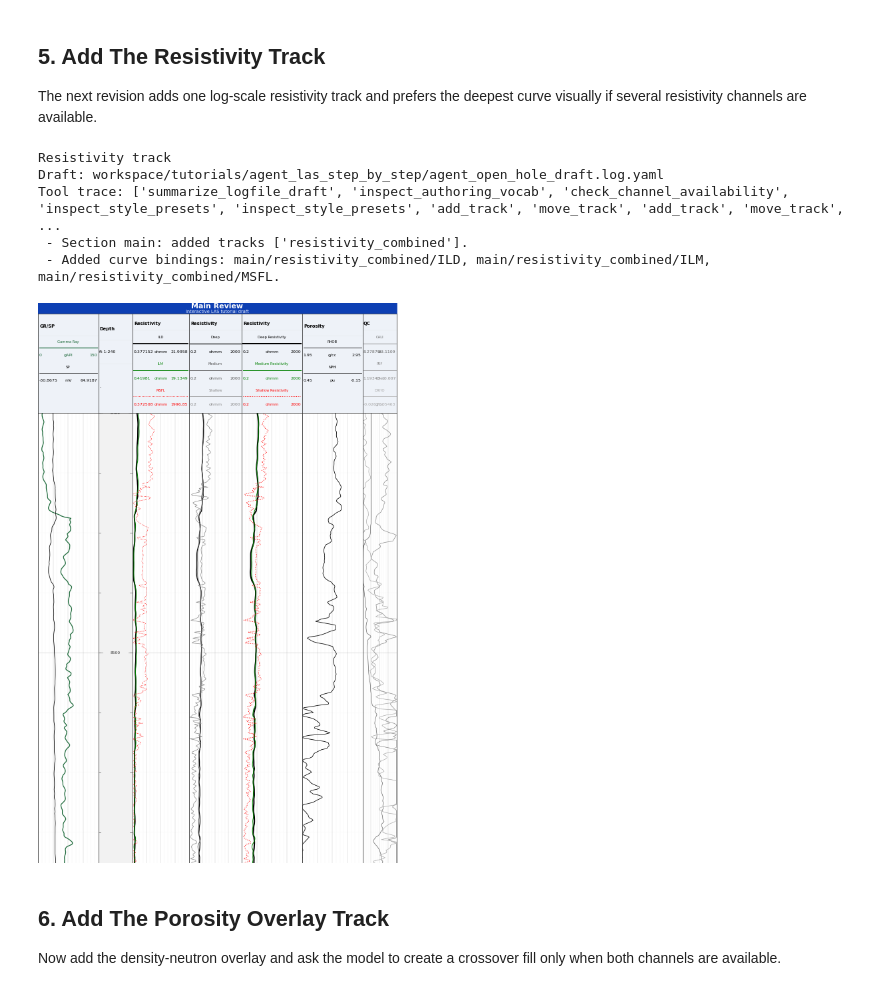
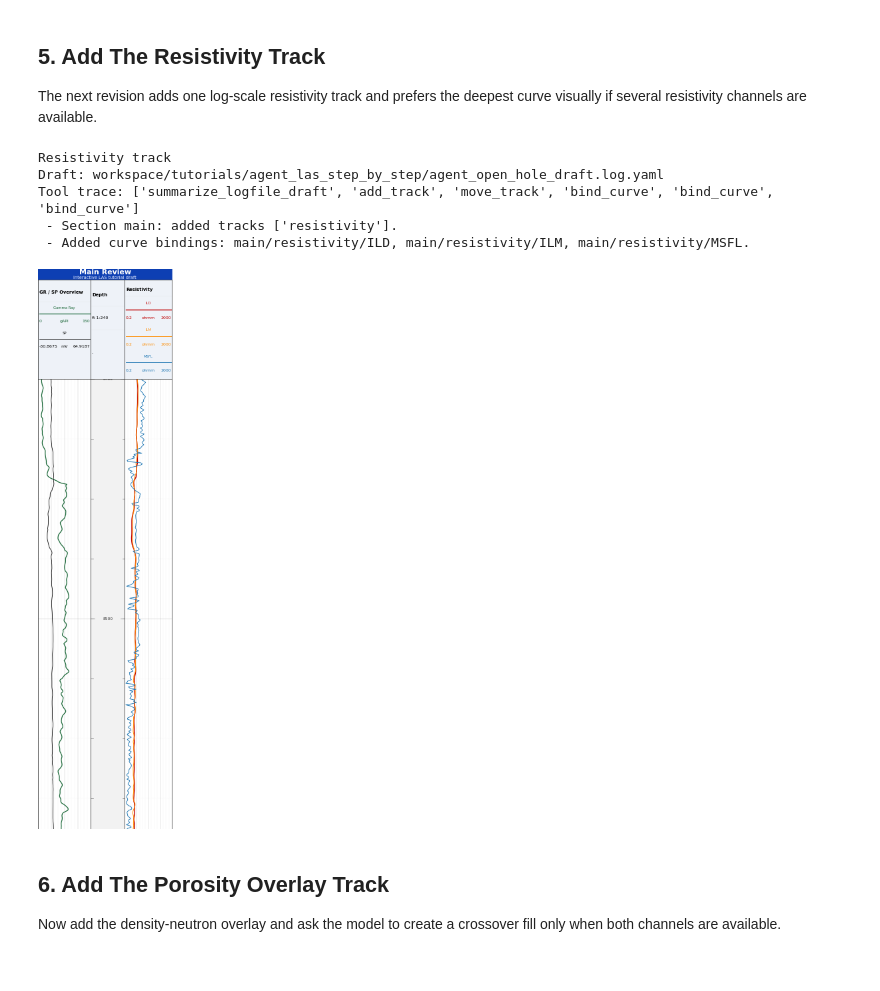
Before and after one commit to cschrupp/wellplot, a Jupyter notebook: examples/notebooks/user/agent_las_step_by_step.ipynb, the cells around one changed output. Cells and saved outputs as stored; diff of their text form; code cells hidden in the pictures.

```diff
--- a/examples/notebooks/user/agent_las_step_by_step.ipynb
+++ b/examples/notebooks/user/agent_las_step_by_step.ipynb
@@ -246,27 +246,24 @@ Tool trace: ['summarize_logfile_draft', 'inspect_authoring_vocab', 'check_channe
 The next revision adds one log-scale resistivity track and prefers the deepest curve visually if several resistivity channels are available.
 # %%
 resistivity_result = await session.revise(
-    feedback='''
+    feedback="""
         Revise the existing draft.
-        - Remove all resistivity tracks.
+
         - Add one resistivity track after the depth track.
-        - Use a logarithmic scale from 0.2 to 2000 ohm.m for all the resistivity curves.
+        - Use a logarithmic scale from 0.2 to 2000 ohm.m.
         - Bind the deep, medium, and shallow resistivity curves that are available.
-        - Use thick black lines for the deepest resistivity curve.
-        - Use thin red dotted lines for the shallow curve.
-        - Use conventional green lines for the medium curve.
         - Keep the deepest resistivity curve visually strongest.
-    ''',
+    """,
 )
 
 display_authoring_result("Resistivity track", resistivity_result)
 # %% [output]
 Resistivity track
 Draft: workspace/tutorials/agent_las_step_by_step/agent_open_hole_draft.log.yaml
-Tool trace: ['summarize_logfile_draft', 'inspect_authoring_vocab', 'check_channel_availability', 'inspect_style_presets', 'inspect_style_presets', 'add_track', 'move_track', 'add_track', 'move_track', ...
- - Section main: added tracks ['resistivity_combined'].
- - Added curve bindings: main/resistivity_combined/ILD, main/resistivity_combined/ILM, main/resistivity_combined/MSFL.
+Tool trace: ['summarize_logfile_draft', 'add_track', 'move_track', 'bind_curve', 'bind_curve', 'bind_curve']
+ - Section main: added tracks ['resistivity'].
+ - Added curve bindings: main/resistivity/ILD, main/resistivity/ILM, main/resistivity/MSFL.
-[figure, old version]
+[figure, new version]
 # %% [markdown]
 ## 6. Add The Porosity Overlay Track
 
```
Also changed, not shown: parts of 5 cells of this notebook, 4 other files.
